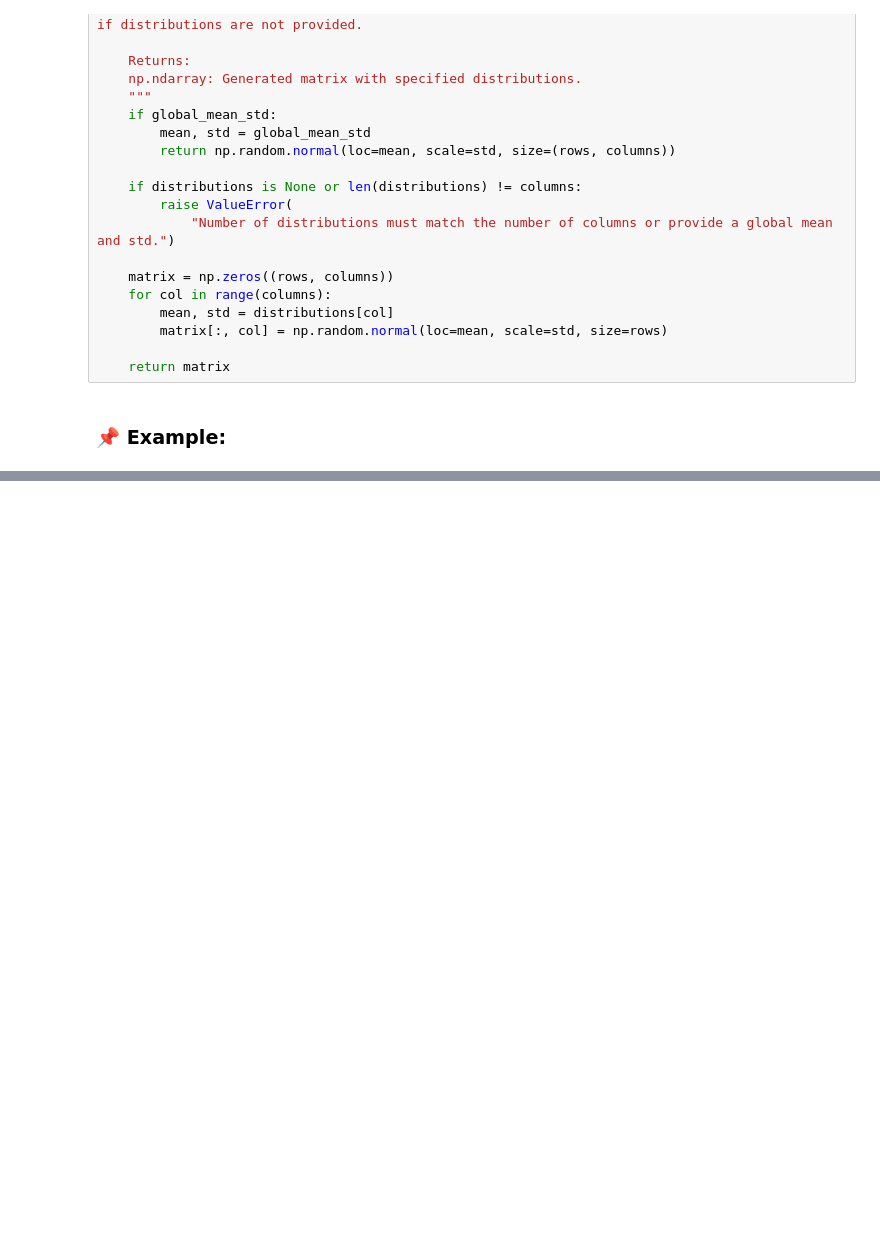
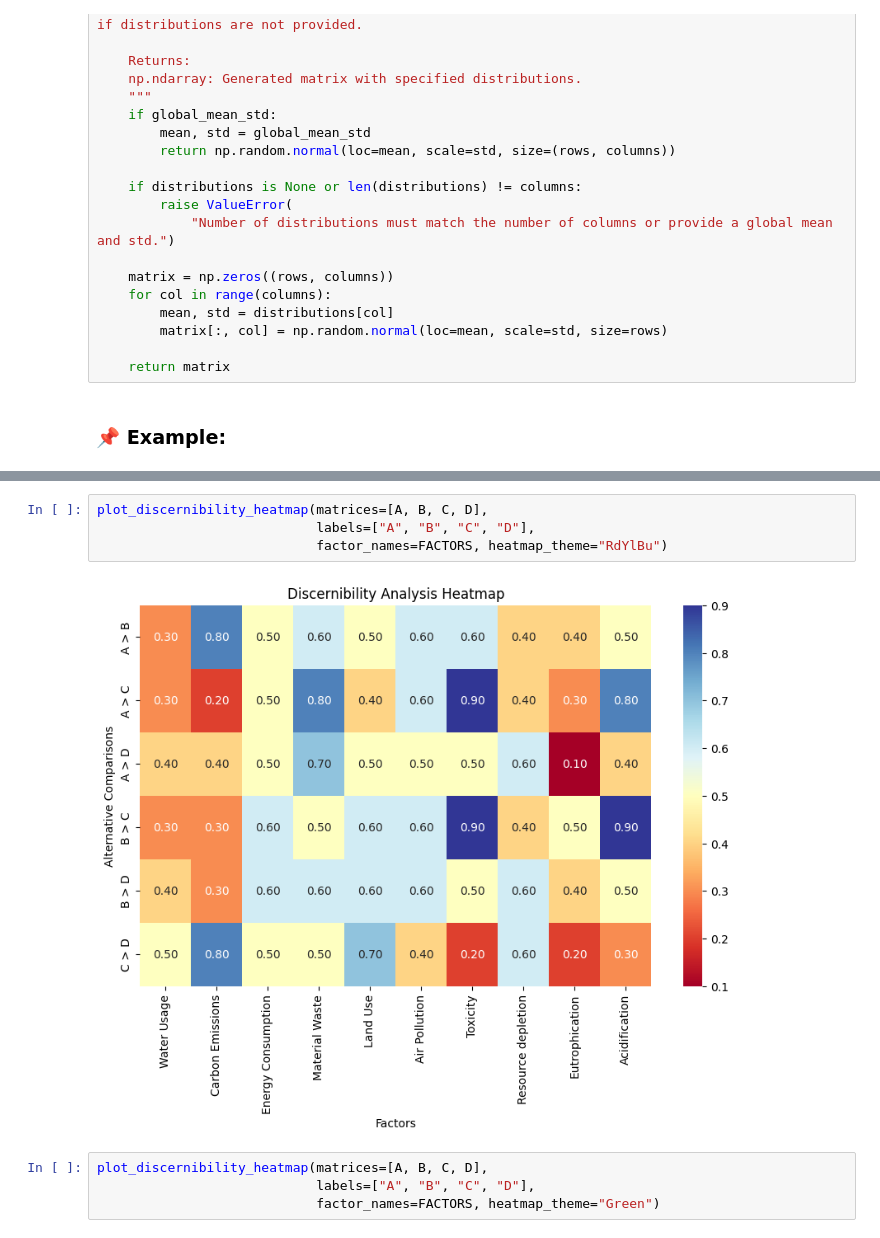
Before and after one commit to YahyaMansoub/QUACI-ACV, a Jupyter notebook: Code/main.ipynb, the cells around one changed output, grey strips where cells are left out. Cells and saved outputs as stored; diff of their text form; blank space fills up the shorter version.

```diff
--- a/Code/main.ipynb
+++ b/Code/main.ipynb
@@ -126,0 +295,10 @@ def Discernibility_Analysis(mat1, mat2):
+# %%
+plot_discernibility_heatmap(matrices=[A, B, C, D],
+                            labels=["A", "B", "C", "D"],
+                            factor_names=FACTORS, heatmap_theme="RdYlBu")
+# %% [output]
+[figure, added]
+# %%
+plot_discernibility_heatmap(matrices=[A, B, C, D],
+                            labels=["A", "B", "C", "D"],
+                            factor_names=FACTORS, heatmap_theme="Green")
```
Also changed, not shown: parts of 22 cells of this notebook.
